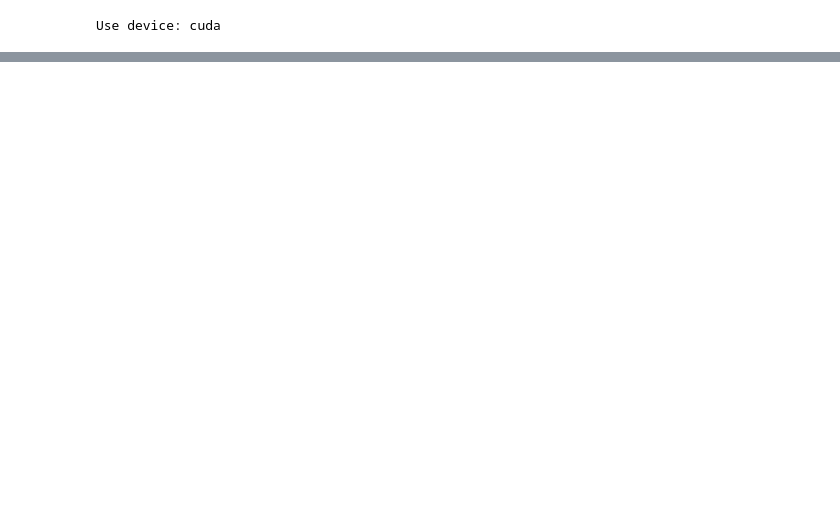
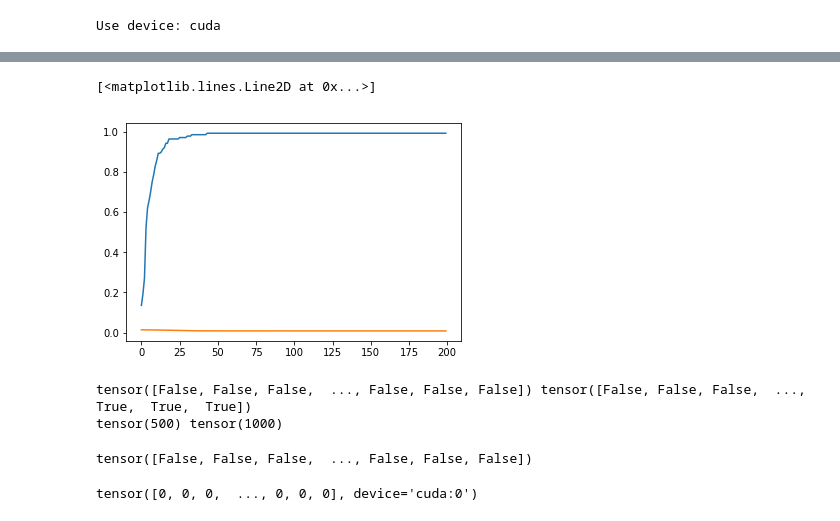
Before and after one commit to matchawu/Practice_RL, a Jupyter notebook: try_dqn_pytorch.ipynb, the cells around one changed output, grey strips where cells are left out. Cells and saved outputs as stored; diff of their text form; code cells hidden in the pictures; blank space fills up the shorter version.

```diff
--- a/try_dqn_pytorch.ipynb
+++ b/try_dqn_pytorch.ipynb
@@ -56,0 +432,36 @@ parser.add_argument("--train", default=True, type=bool)
+# %%
+device = torch.device('cuda')
+model = Net().to(device)
+optimizer = torch.optim.Adam(model.parameters(), lr=0.005)
+crit = torch.nn.CrossEntropyLoss()
+
+loss_record = list()
+acc_record = list()
+
+for epoch in range(200):
+    print(epoch)
+
+    model.train()
+
+    data = dataset[0].to(device)
+    label = dataset[0].y.to(device)
+
+    optimizer.zero_grad()
+    output = model(data)
+
+    loss = crit(output[data.train_mask], label[data.train_mask])
+    loss.backward()
+    loss_record.append(loss.item()/len(data.y[data.train_mask]))
+
+    optimizer.step()
+
+    pred = output.argmax(dim=1)
+    print("train set")
+    acc_num = torch.eq(pred[data.train_mask],label[data.train_mask]).sum().float().item()
+    acc = acc_num/len(data.y[data.train_mask])
+    acc_record.append(acc)
+
+
+
+    print("acc: ", '%.4f'%acc_record[-1], "loss: ", '%.4f'%loss_record[-1])
+    print("acc: ", '%.4f'%acc_record[-1])
@@ -56,0 +486,21 @@ parser.add_argument("--train", default=True, type=bool)
+# %%
+import matplotlib.pyplot as plt
+plt.plot(acc_record)
+plt.plot(loss_record)
+# %% [output]
+[<matplotlib.lines.Line2D at 0x...>]
+[figure, added]
+# %%
+print(dataset[0].val_mask, dataset[0].test_mask)
+print(dataset[0].val_mask.sum(), dataset[0].test_mask.sum())
+# %% [output]
+tensor([False, False, False,  ..., False, False, False]) tensor([False, False, False,  ...,  True,  True,  True])
+tensor(500) tensor(1000)
+# %%
+dataset[0].val_mask
+# %% [output]
+tensor([False, False, False,  ..., False, False, False])
+# %%
+pred * dataset[0].val_mask.to(device)
+# %% [output]
+tensor([0, 0, 0,  ..., 0, 0, 0], device='cuda:0')
```
Also changed, not shown: parts of 17 cells of this notebook, 2 other files.
